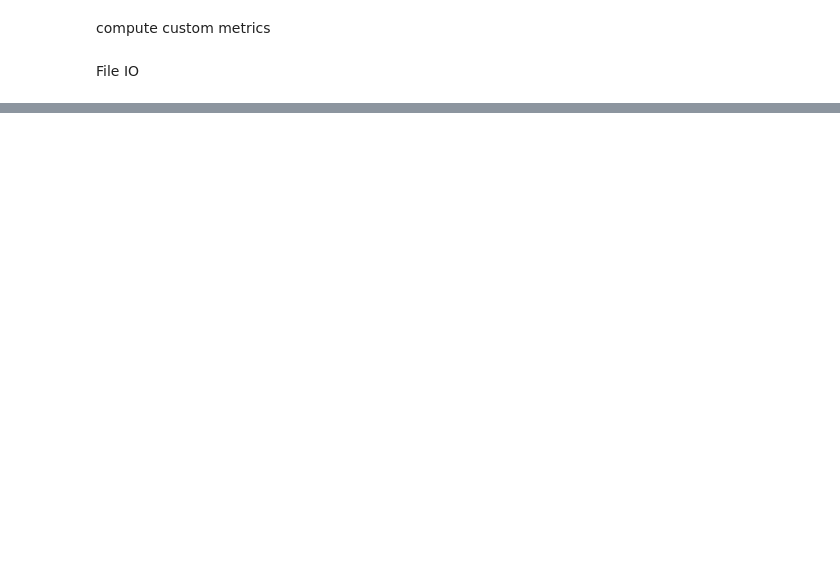
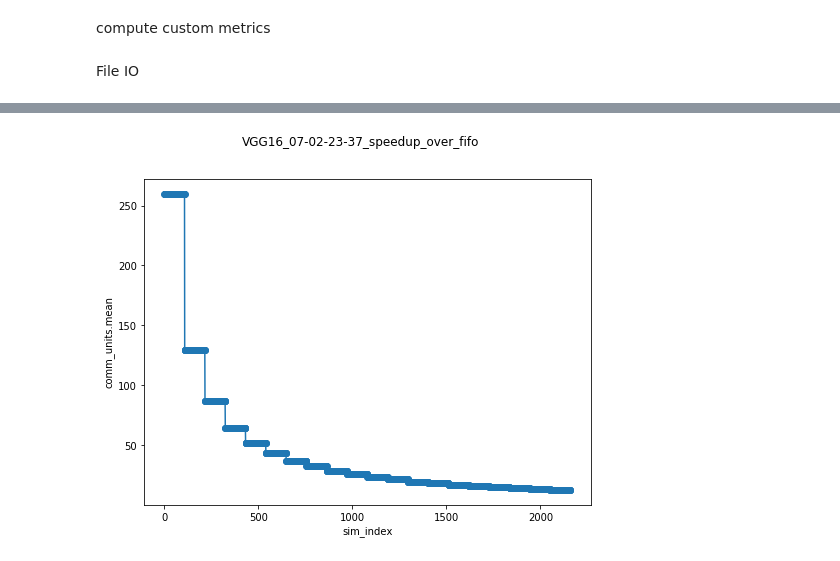
Before and after one commit to ChenYuHo/schedule-simulator, a Jupyter notebook: simulations/visualization/Simulation_visualization.ipynb, the cells around one changed output, grey strips where cells are left out. Saved outputs shown, nothing was run; the diff lists cells and outputs as text; code cells hidden in the pictures; blank space fills up the shorter version.

```diff
--- a/simulations/visualization/Simulation_visualization.ipynb
+++ b/simulations/visualization/Simulation_visualization.ipynb
@@ -165,0 +174,11 @@ for y in ["gpu_util","net_util","time"]:
+# %%
+line_plot_grid(summary["results"], title="{}_{}".format(file_prefix, y), save=False,
+               x="sim_index",
+               y="comm_units.mean",
+               line_variable=None,
+               row_variable=None,
+               column_variable=None,
+               subplot_size=(8,6)
+              )
+# %% [output]
+[figure, added]
```
Also changed, not shown: parts of 7 cells of this notebook, 11 other files.
